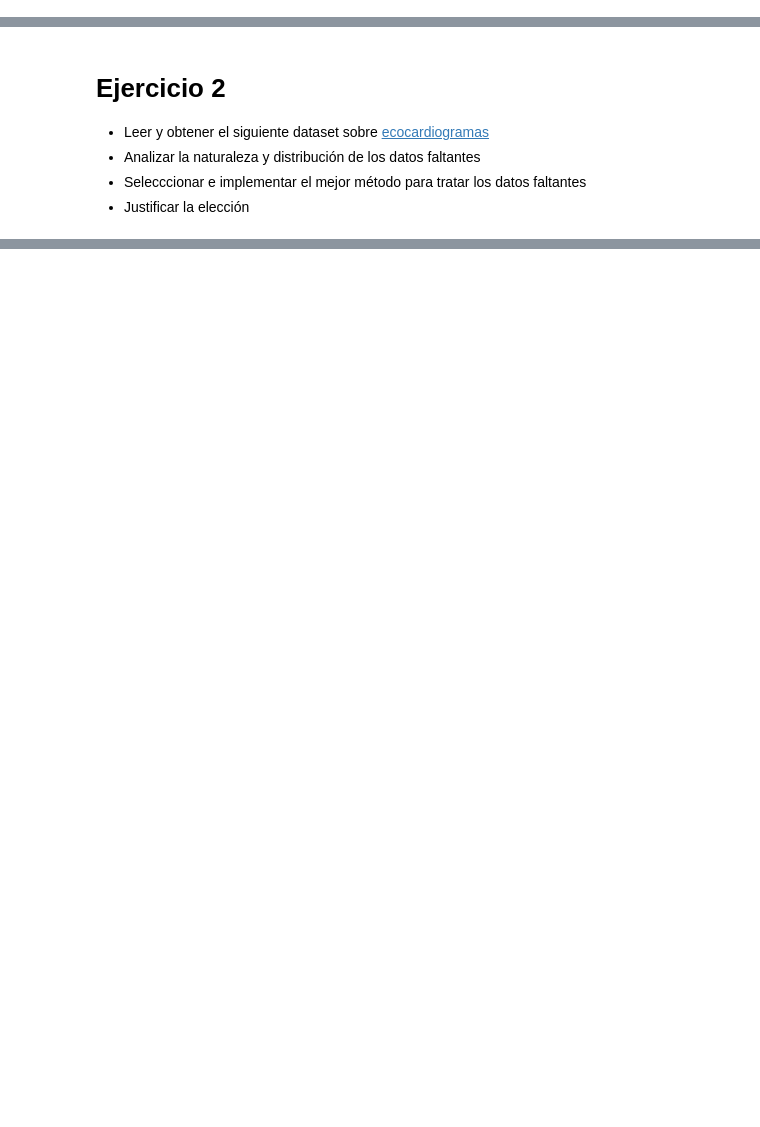
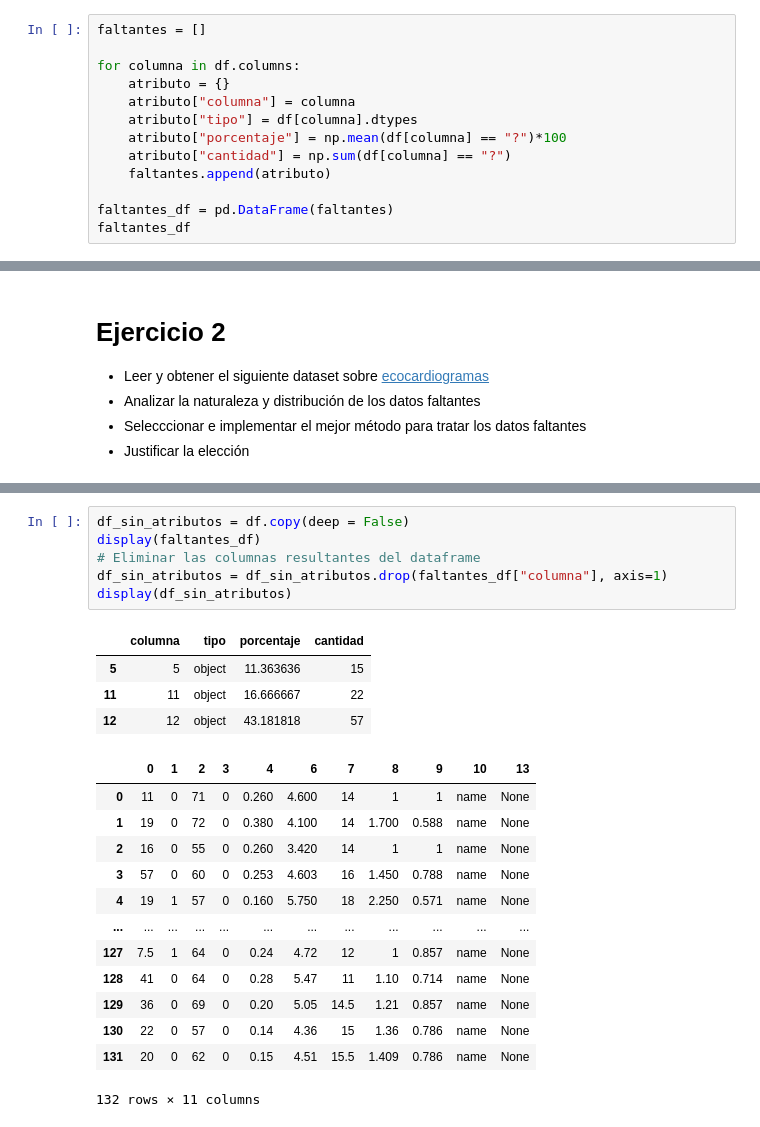
Before and after one commit to DelfinaQuinteros/BD-ll, a Jupyter notebook: 2- Valores faltantes/TP2.ipynb, the cells around one changed output, grey strips where cells are left out. Cells and saved outputs as stored; diff of their text form; blank space fills up the shorter version.

```diff
--- a/2- Valores faltantes/TP2.ipynb
+++ b/2- Valores faltantes/TP2.ipynb
@@ -24,0 +58,13 @@ FileNotFoundError: [Errno 2] No such file or directory: 'data/sponge.data'
+# %%
+faltantes = []
+
+for columna in df.columns:
+    atributo = {}
+    atributo["columna"] = columna
+    atributo["tipo"] = df[columna].dtypes
+    atributo["porcentaje"] = np.mean(df[columna] == "?")*100
+    atributo["cantidad"] = np.sum(df[columna] == "?")
+    faltantes.append(atributo)
+
+faltantes_df = pd.DataFrame(faltantes)
+faltantes_df
@@ -31,0 +158,24 @@ FileNotFoundError: [Errno 2] No such file or directory: 'data/sponge.data'
+# %%
+df_sin_atributos = df.copy(deep = False)
+display(faltantes_df)
+# Eliminar las columnas resultantes del dataframe
+df_sin_atributos = df_sin_atributos.drop(faltantes_df["columna"], axis=1)
+display(df_sin_atributos)
+# %% [output]
+|  | columna | tipo | porcentaje | cantidad |
+| 5 | 5 | object | 11.363636 | 15 |
+| 11 | 11 | object | 16.666667 | 22 |
+| 12 | 12 | object | 43.181818 | 57 |
+|  | 0 | 1 | 2 | 3 | 4 | 6 | 7 | 8 | 9 | 10 | 13 |
+| 0 | 11 | 0 | 71 | 0 | 0.260 | 4.600 | 14 | 1 | 1 | name | None |
+| 1 | 19 | 0 | 72 | 0 | 0.380 | 4.100 | 14 | 1.700 | 0.588 | name | None |
+| 2 | 16 | 0 | 55 | 0 | 0.260 | 3.420 | 14 | 1 | 1 | name | None |
+| 3 | 57 | 0 | 60 | 0 | 0.253 | 4.603 | 16 | 1.450 | 0.788 | name | None |
+| 4 | 19 | 1 | 57 | 0 | 0.160 | 5.750 | 18 | 2.250 | 0.571 | name | None |
+| ... | ... | ... | ... | ... | ... | ... | ... | ... | ... | ... | ... |
+| 127 | 7.5 | 1 | 64 | 0 | 0.24 | 4.72 | 12 | 1 | 0.857 | name | None |
+| 128 | 41 | 0 | 64 | 0 | 0.28 | 5.47 | 11 | 1.10 | 0.714 | name | None |
+| 129 | 36 | 0 | 69 | 0 | 0.20 | 5.05 | 14.5 | 1.21 | 0.857 | name | None |
+| 130 | 22 | 0 | 57 | 0 | 0.14 | 4.36 | 15 | 1.36 | 0.786 | name | None |
+| 131 | 20 | 0 | 62 | 0 | 0.15 | 4.51 | 15.5 | 1.409 | 0.786 | name | None |
+132 rows × 11 columns
```
Also changed, not shown: parts of 7 cells of this notebook, 42 other files.
